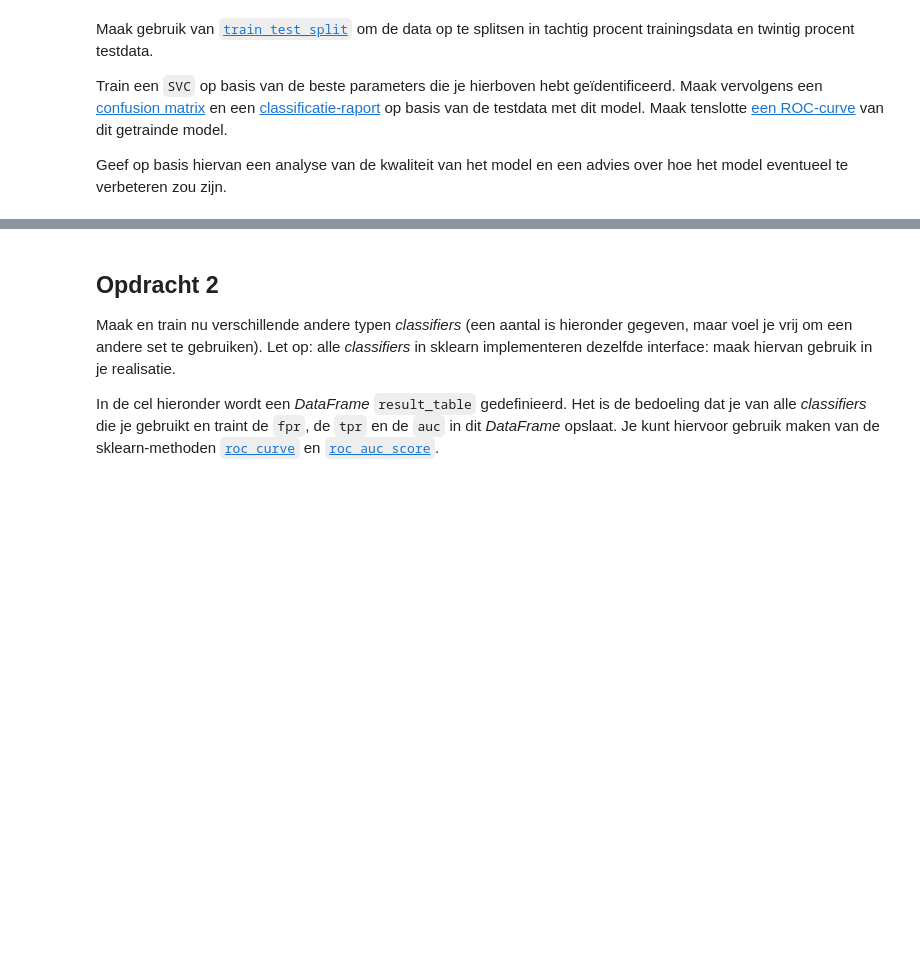
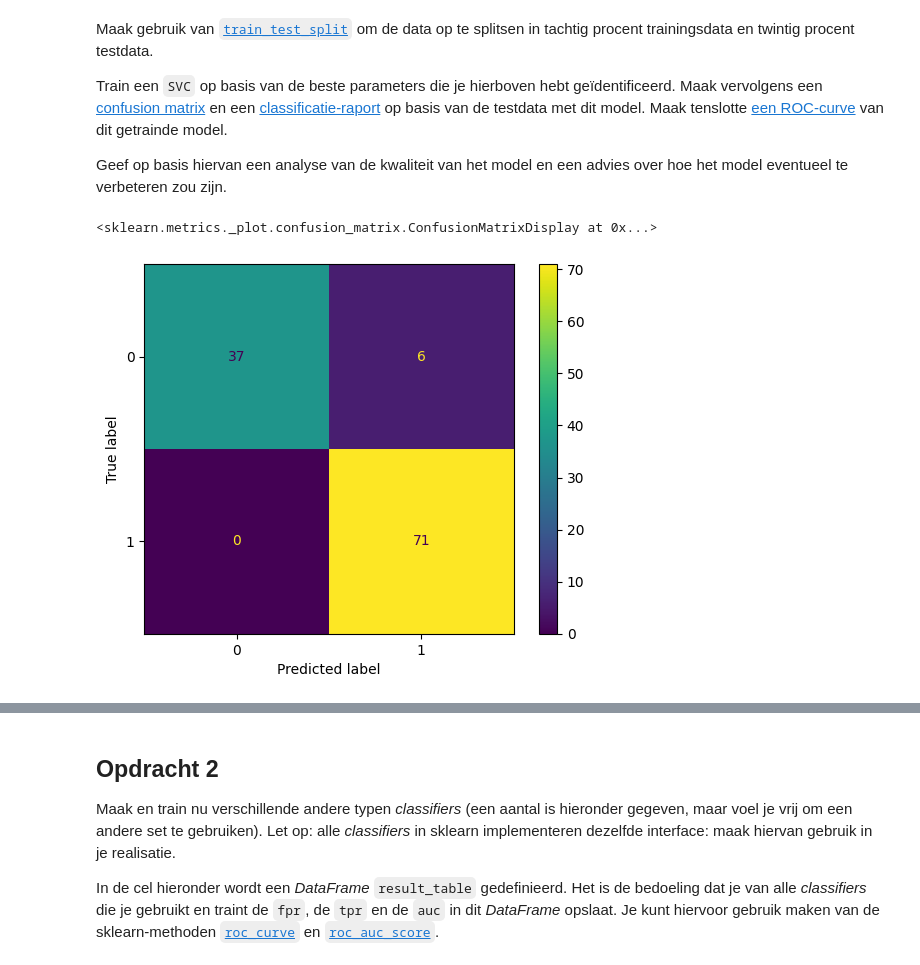
Before and after one commit to TheLastPastor/MacLearn, a Jupyter notebook: Main/opgave3-2.ipynb, the cells around one changed output, grey strips where cells are left out. Cells and saved outputs as stored; diff of their text form; code cells hidden in the pictures; blank space fills up the shorter version.

```diff
--- a/Main/opgave3-2.ipynb
+++ b/Main/opgave3-2.ipynb
@@ -12,9 +12,10 @@ Laad [de borstkanker-dataset](https://scikit-learn.org/stable/modules/generated/
 Je hoeft het niet allemaal in één cel te doen; voel je vrij om meer cellen aan te maken wanneer je dat wilt.
 # %%
 # YOUR CODE HERE
-ds = load_breast_cancer()
-ds.DESCR
-X, y = ds.data, ds.target
+data = load_breast_cancer()
+data.DESCR
+
+X, y = data.data, data.target
 # %% [markdown]
 Maak een [Support Vector Classifier](https://scikit-learn.org/stable/modules/generated/sklearn.svm.SVC.html) met de standaard-waarden voor alle parameters. Geef dit model mee aan `plot_learning_curve` die in `helpers.py` te vinden is. Behalve dit model verwacht die methode eveneens een titel, de `X` en de `y`. De volledige signature van die methode staat hieronder; bestudeer eventueel [de code](helpers.py) om de volledige implementatie te zien.
 
@@ -54,12 +57,21 @@ Geef op basis hiervan een analyse van de kwaliteit van het model en een advies o
 # %%
 from sklearn.model_selection import train_test_split
 # YOUR CODE HERE
+X_train, X_test, y_train, y_test = train_test_split(X, y, test_size=0.20, random_state=42)
 # %%
 from sklearn.metrics import confusion_matrix
 from sklearn.metrics import ConfusionMatrixDisplay, RocCurveDisplay
 # YOUR CODE HERE
+svc.fit(X_train, y_train)
+y_pred = svc.predict(X_test)
 # %%
 # Plot een confusion-matrix.
 # Maak gebruik van de klasse ConfusionMatrixDisplay die hierboven is geïmporteerd
 # YOUR CODE HERE
+cm = confusion_matrix(y_test, y_pred)
+disp = ConfusionMatrixDisplay(confusion_matrix=cm)
+disp.plot()
+# %% [output]
+<sklearn.metrics._plot.confusion_matrix.ConfusionMatrixDisplay at 0x...>
+[figure, added]
 # %%
```
Also changed, not shown: parts of 4 cells of this notebook, 1 other file.
